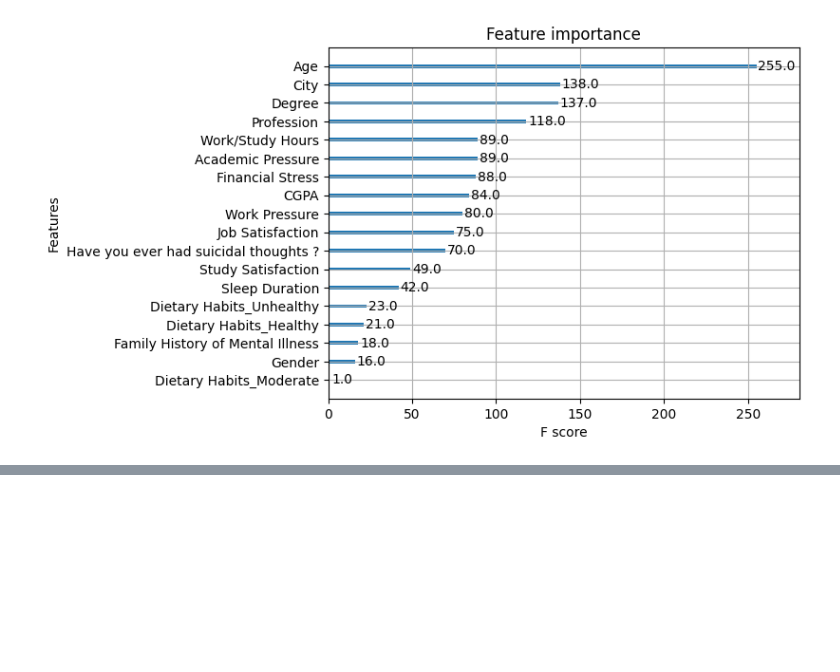
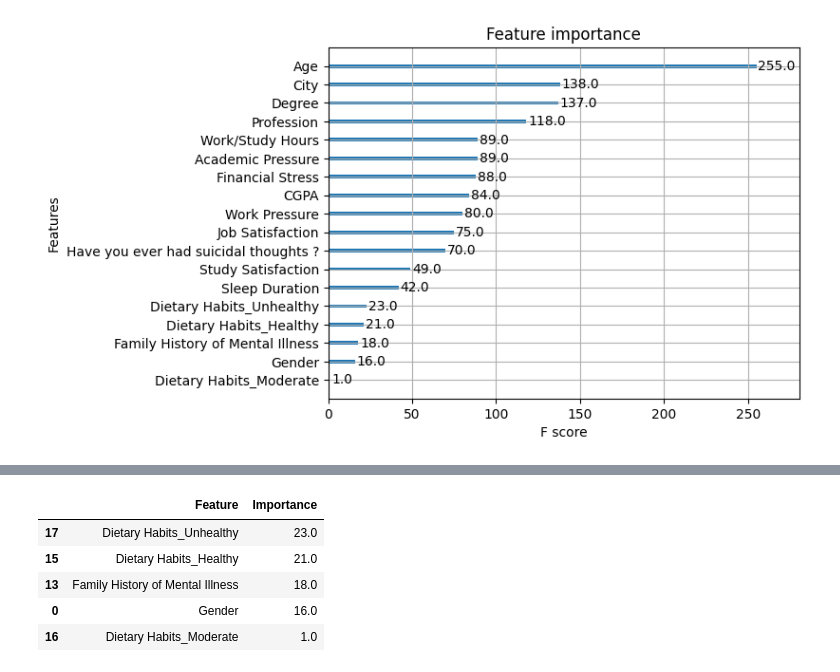
Before and after one commit to karlustav/data_project, a Jupyter notebook: results/feature_importance.ipynb, the cells around one changed output, grey strips where cells are left out. Cells and saved outputs as stored; diff of their text form; code cells hidden in the pictures; blank space fills up the shorter version.

```diff
--- a/results/feature_importance.ipynb
+++ b/results/feature_importance.ipynb
@@ -77,0 +96,9 @@ plt.show()
+# %%
+importance_df.tail()
+# %% [output]
+|  | Feature | Importance |
+| 17 | Dietary Habits_Unhealthy | 23.0 |
+| 15 | Dietary Habits_Healthy | 21.0 |
+| 13 | Family History of Mental Illness | 18.0 |
+| 0 | Gender | 16.0 |
+| 16 | Dietary Habits_Moderate | 1.0 |
```
Also changed, not shown: parts of 7 cells of this notebook.
